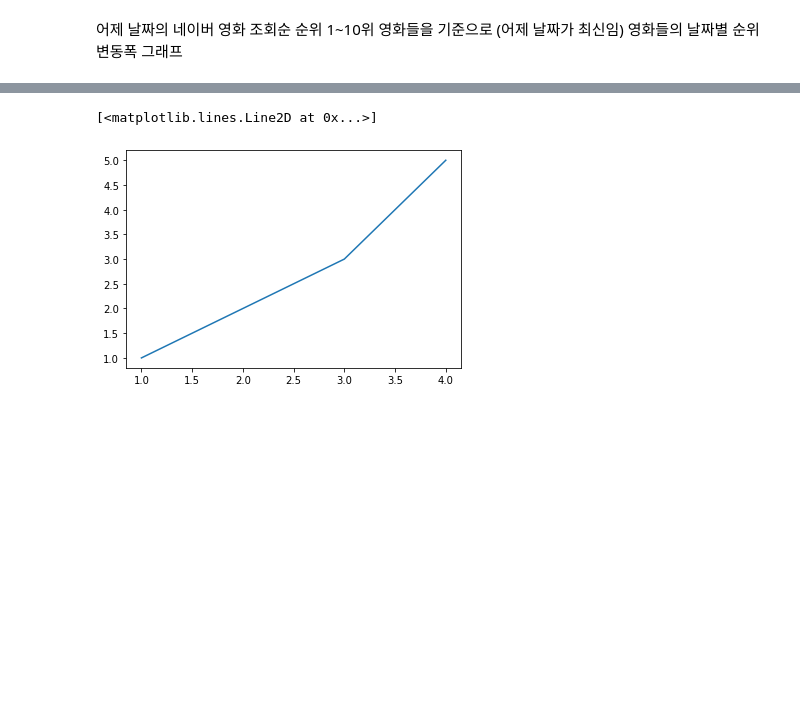
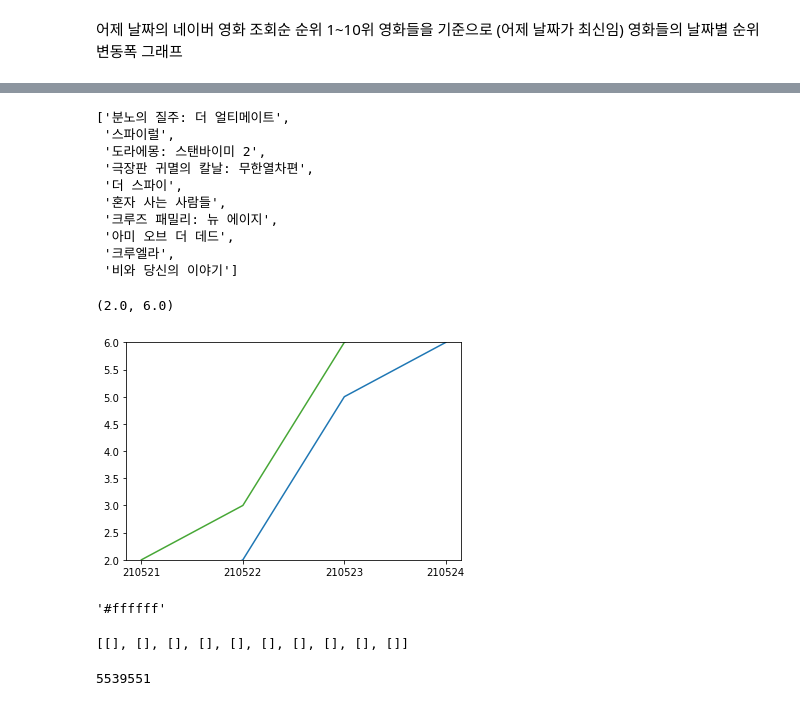
Before and after one commit to shshsh0827/Python-Practice, a Jupyter notebook: Untitled.ipynb, the cells around one changed output, grey strips where cells are left out. Drawn from its saved outputs; the diff is of its cells as text; code cells hidden in the pictures; blank space fills up the shorter version.

```diff
--- a/Untitled.ipynb
+++ b/Untitled.ipynb
@@ -29,4 +94,36 @@ str(ranking[:]).split('"')[3:6:2]
 # %%
+rank1to10
 # %% [output]
-[<matplotlib.lines.Line2D at 0x...>]
+['분노의 질주: 더 얼티메이트',
+ '스파이럴',
+ '도라에몽: 스탠바이미 2',
+ '극장판 귀멸의 칼날: 무한열차편',
+ '더 스파이',
+ '혼자 사는 사람들',
+ '크루즈 패밀리: 뉴 에이지',
+ '아미 오브 더 데드',
+ '크루엘라',
+ '비와 당신의 이야기']
-[figure, removed]
+# %%
+y=[1,2,5,6]
+z=[2,3,6,7]
+x=['210521','210522','210523','210524']
+# %%
+plt.plot(x,y)
+plt.plot(x,z, color='#'+hex(np.random.randint(16**6))[2:])
+plt.ylim(2,6)
+# %% [output]
+(2.0, 6.0)
+[figure, added]
+# %%
+'#'+hex(16**6-1)[2:]
+# %% [output]
+'#ffffff'
+# %%
+[[]]*10
+# %% [output]
+[[], [], [], [], [], [], [], [], [], []]
+# %%
+'#'+hex(np.random.randint(16**6))[2:]
+# %% [output]
+5539551
```
Also changed, not shown: parts of 11 cells of this notebook.
